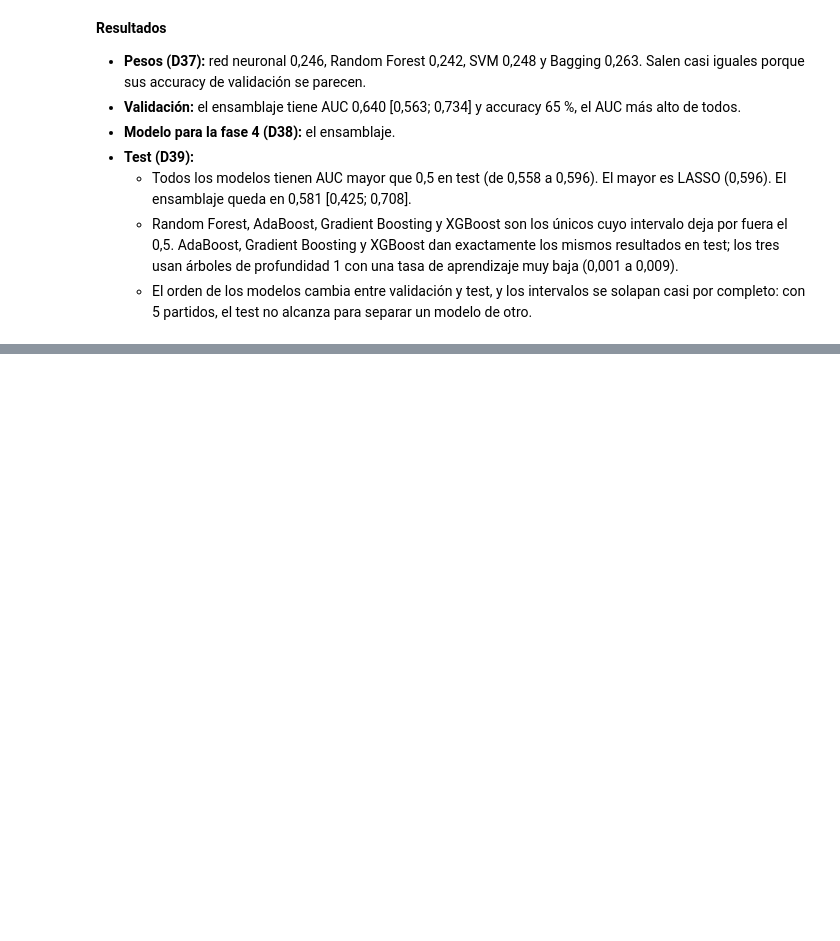
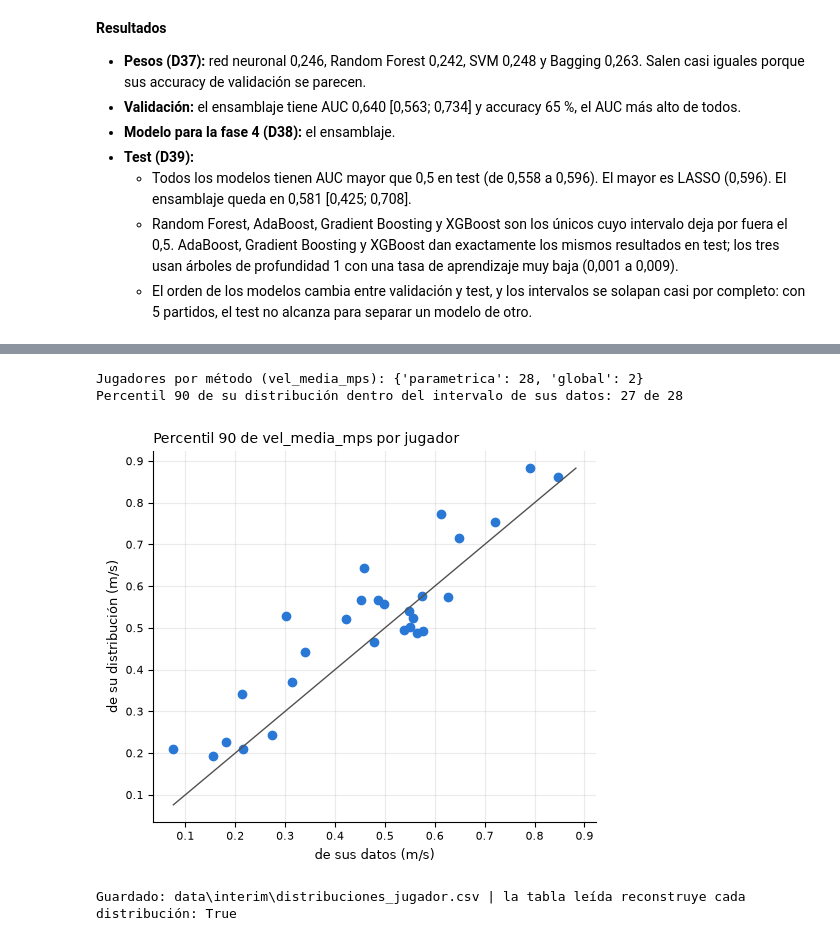
Before and after one commit to juanjocamposv/Proyecto_final_analitica, a Jupyter notebook: notebooks/Proyecto_Padel.ipynb, the cells around one changed output, grey strips where cells are left out. Saved outputs shown, nothing was run; the diff lists cells and outputs as text; code cells hidden in the pictures; blank space fills up the shorter version.

```diff
--- a/notebooks/Proyecto_Padel.ipynb
+++ b/notebooks/Proyecto_Padel.ipynb
@@ -915,0 +1074,20 @@ Modelo para la fase 4 (Ensamblaje): AUC 0.64 en validación y 0.581 en test
+# %%
+distribuciones_jugador = dis.ajustar_por_jugador(obs, familia)
+display(distribuciones_jugador.drop(columns=['scipy_vel', 'parametros_vel']).round(3))
+print('Jugadores por método (vel_media_mps):', distribuciones_jugador['metodo_vel'].value_counts().to_dict())
+ajustados = distribuciones_jugador[distribuciones_jugador['metodo_vel'] == 'parametrica']
+print(f"Percentil 90 de su distribución dentro del intervalo de sus datos: {int(ajustados['p90_en_IC'].sum())} de {len(ajustados)}")
+
+fig, eje = plt.subplots(figsize=(5.2, 4.6))
+eje.scatter(ajustados['p90_obs'], ajustados['p90_dist'])
+lim = [ajustados[['p90_obs', 'p90_dist']].min().min(), ajustados[['p90_obs', 'p90_dist']].max().max()]
+eje.plot(lim, lim, color='#52514e', linewidth=1)
+eje.set(title='Percentil 90 de vel_media_mps por jugador', xlabel='de sus datos (m/s)', ylabel='de su distribución (m/s)')
+fig.tight_layout()
+plt.show()
+
+ruta = datos.guardar_tabla(distribuciones_jugador, 'distribuciones_jugador')
+leida = pd.read_csv(ruta, dtype={'codigo': str})
+reconstruye = all(np.isclose(dis.distribucion_vel(f).ppf(0.9), f['p90_dist']) for _, f in leida.iterrows() if dis.distribucion_vel(f))
+print('Guardado:', ruta.relative_to(RAIZ), '| la tabla leída reconstruye cada distribución:', reconstruye)
+# %% [output]
@@ -915,0 +1111,4 @@ Modelo para la fase 4 (Ensamblaje): AUC 0.64 en validación y 0.581 en test
+Jugadores por método (vel_media_mps): {'parametrica': 28, 'global': 2}
+Percentil 90 de su distribución dentro del intervalo de sus datos: 27 de 28
+[figure, added]
+Guardado: data\interim\distribuciones_jugador.csv | la tabla leída reconstruye cada distribución: True
```
Also changed, not shown: parts of 12 cells of this notebook, 5 other files.
